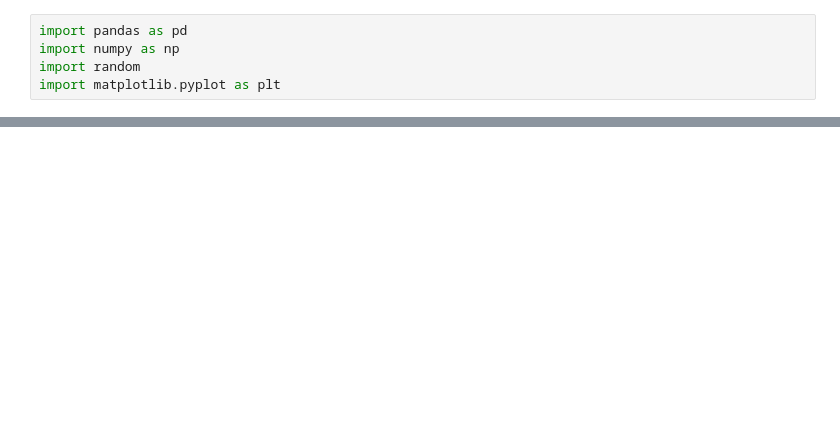
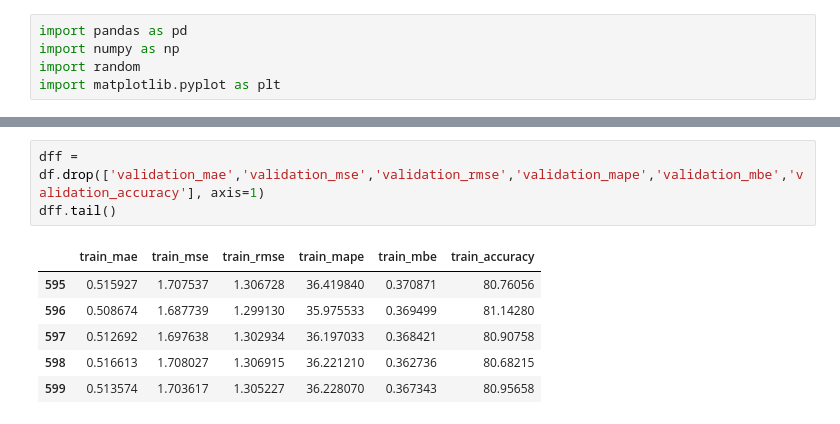
Before and after one commit to mystous/MDSM_ResNetbased, a Jupyter notebook: Draw grap from csv.ipynb, the cells around one changed output, grey strips where cells are left out. Drawn from its saved outputs; the diff is of its cells as text; blank space fills up the shorter version.

Commit message:
after data cleansing traing code

```diff
--- a/Draw grap from csv.ipynb
+++ b/Draw grap from csv.ipynb
@@ -27,3 +27,13 @@ df
+# %%
+dff = df.drop(['validation_mae','validation_mse','validation_rmse','validation_mape','validation_mbe','validation_accuracy'], axis=1)
+dff.tail()
+# %% [output]
+|  | train_mae | train_mse | train_rmse | train_mape | train_mbe | train_accuracy |
+| 595 | 0.515927 | 1.707537 | 1.306728 | 36.419840 | 0.370871 | 80.76056 |
+| 596 | 0.508674 | 1.687739 | 1.299130 | 35.975533 | 0.369499 | 81.14280 |
+| 597 | 0.512692 | 1.697638 | 1.302934 | 36.197033 | 0.368421 | 80.90758 |
+| 598 | 0.516613 | 1.708027 | 1.306915 | 36.221210 | 0.362736 | 80.68215 |
+| 599 | 0.513574 | 1.703617 | 1.305227 | 36.228070 | 0.367343 | 80.95658 |
 # %%
 df[['train_mae', 'validation_mae']].plot()
 plt.title("Mean Abs Error [STR] : {}".format(graph_title))
```
Also changed, not shown: parts of 3 cells of this notebook, 10 other files.
